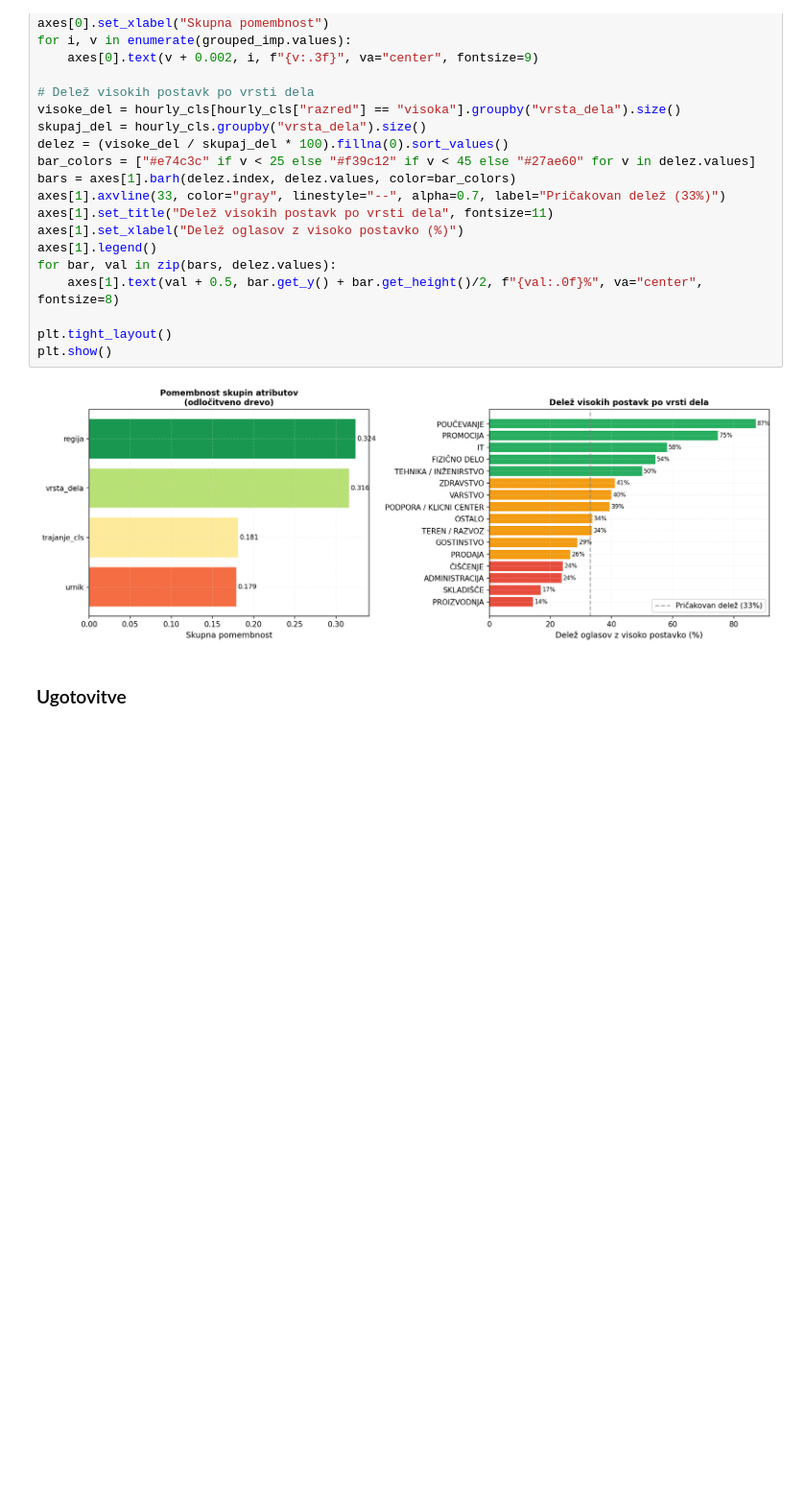
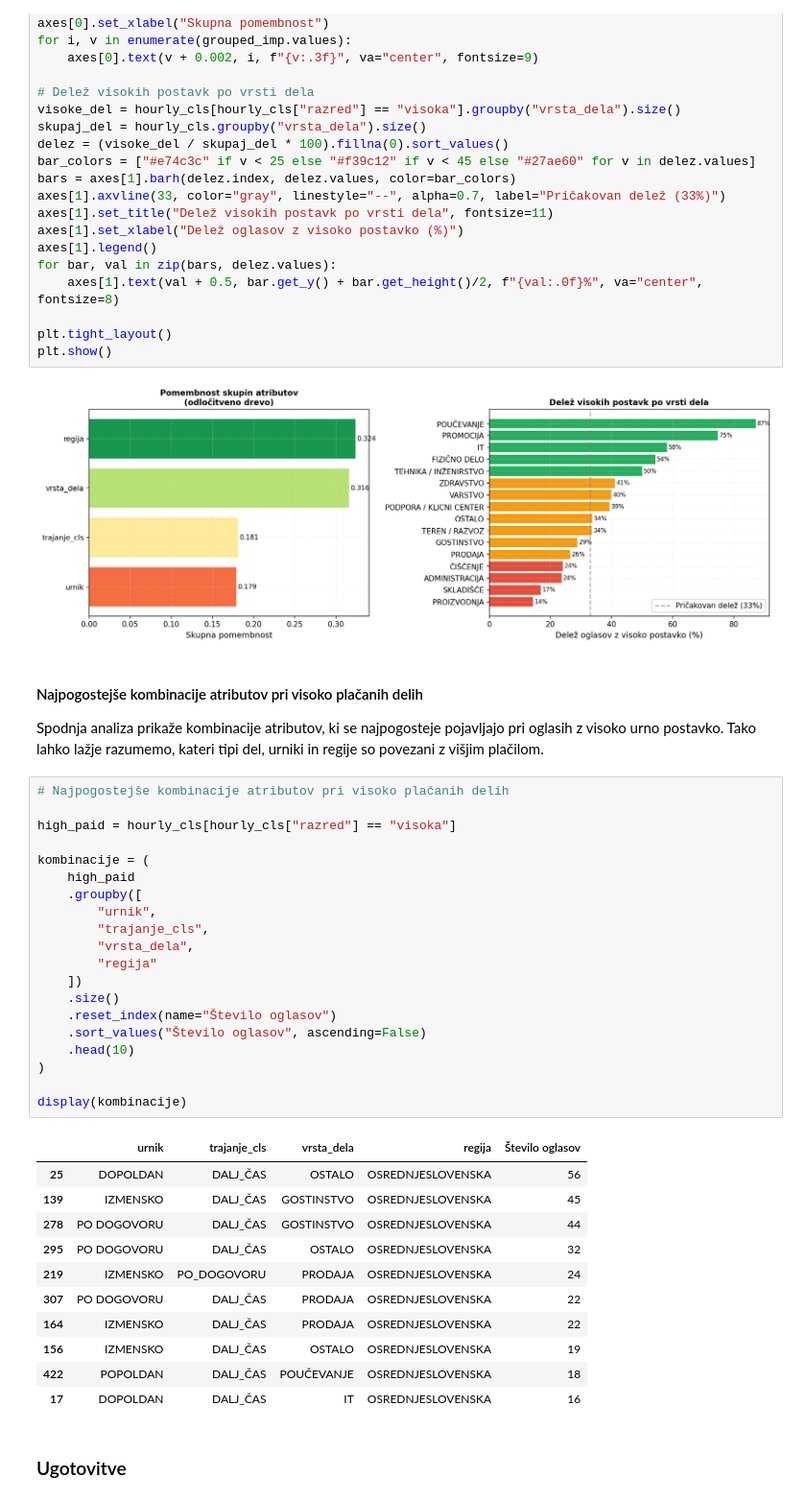
Before and after one commit to svenko99/PR2608, a Jupyter notebook: src/notebook/rezultati_modeli_priporočilo.ipynb, the cells around one changed output. Shown at 96% size. Drawn from its saved outputs; the diff is of its cells as text; blank space fills up the shorter version.

```diff
--- a/src/notebook/rezultati_modeli_priporočilo.ipynb
+++ b/src/notebook/rezultati_modeli_priporočilo.ipynb
@@ -2093,6 +2093,42 @@ plt.tight_layout()
 plt.show()
 # %% [output]
 [figure]
+# %% [markdown]
+#### Najpogostejše kombinacije atributov pri visoko plačanih delih
+
+Spodnja analiza prikaže kombinacije atributov, ki se najpogosteje pojavljajo pri oglasih z visoko urno postavko. Tako lahko lažje razumemo, kateri tipi del, urniki in regije so povezani z višjim plačilom.
+# %%
+# Najpogostejše kombinacije atributov pri visoko plačanih delih
+
+high_paid = hourly_cls[hourly_cls["razred"] == "visoka"]
+
+kombinacije = (
+    high_paid
+    .groupby([
+        "urnik",
+        "trajanje_cls",
+        "vrsta_dela",
+        "regija"
+    ])
+    .size()
+    .reset_index(name="Število oglasov")
+    .sort_values("Število oglasov", ascending=False)
+    .head(10)
+)
+
+display(kombinacije)
+# %% [output]
+|  | urnik | trajanje_cls | vrsta_dela | regija | Število oglasov |
+| 25 | DOPOLDAN | DALJ_ČAS | OSTALO | OSREDNJESLOVENSKA | 56 |
+| 139 | IZMENSKO | DALJ_ČAS | GOSTINSTVO | OSREDNJESLOVENSKA | 45 |
+| 278 | PO DOGOVORU | DALJ_ČAS | GOSTINSTVO | OSREDNJESLOVENSKA | 44 |
+| 295 | PO DOGOVORU | DALJ_ČAS | OSTALO | OSREDNJESLOVENSKA | 32 |
+| 219 | IZMENSKO | PO_DOGOVORU | PRODAJA | OSREDNJESLOVENSKA | 24 |
+| 307 | PO DOGOVORU | DALJ_ČAS | PRODAJA | OSREDNJESLOVENSKA | 22 |
+| 164 | IZMENSKO | DALJ_ČAS | PRODAJA | OSREDNJESLOVENSKA | 22 |
+| 156 | IZMENSKO | DALJ_ČAS | OSTALO | OSREDNJESLOVENSKA | 19 |
+| 422 | POPOLDAN | DALJ_ČAS | POUČEVANJE | OSREDNJESLOVENSKA | 18 |
+| 17 | DOPOLDAN | DALJ_ČAS | IT | OSREDNJESLOVENSKA | 16 |
 # %% [markdown]
 ### Ugotovitve
 # %%
```
Also changed, not shown: parts of 6 cells of this notebook.
